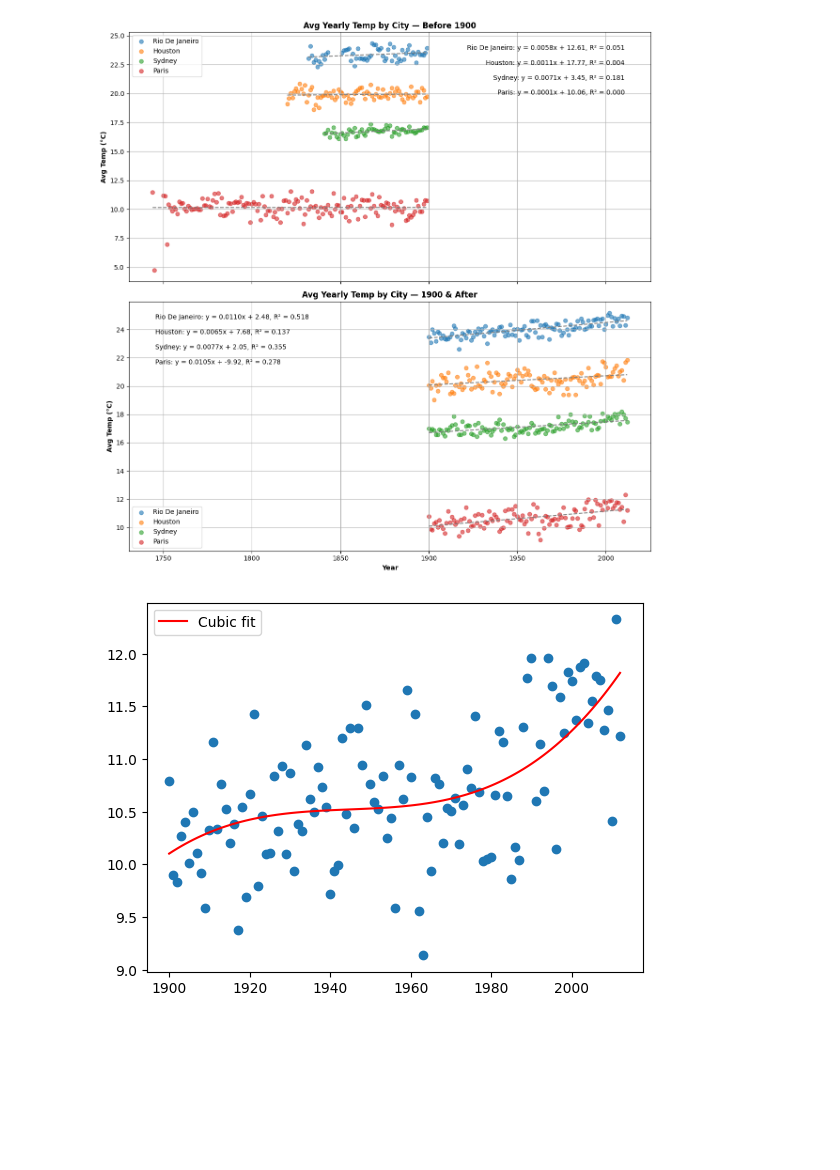
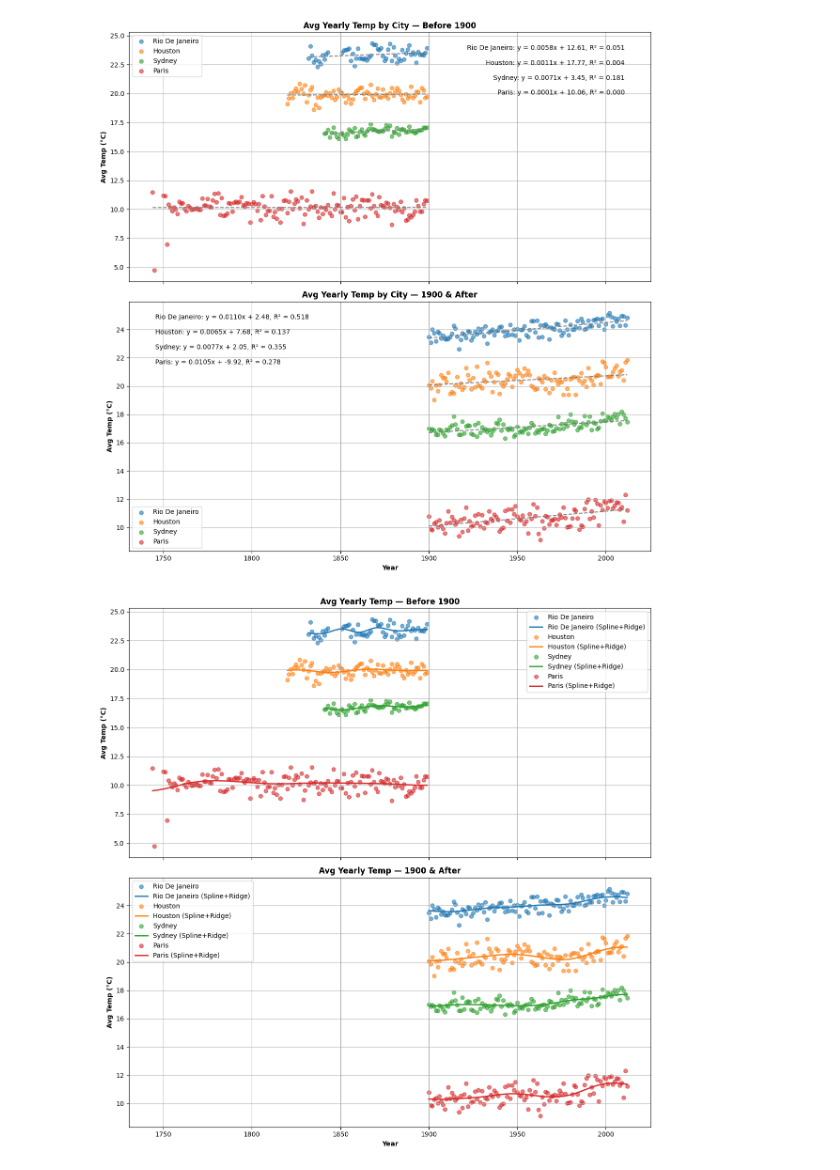
Before and after one commit to scmiller77/CO2-Emissions-and-Global-Temperature-Analysis, a Jupyter notebook: Jupyter_Capstone.ipynb, the cells around one changed output. Cells and saved outputs as stored; diff of their text form; code cells hidden in the pictures; blank space fills up the shorter version.

```diff
--- a/Jupyter_Capstone.ipynb
+++ b/Jupyter_Capstone.ipynb
@@ -125,16 +125,3 @@ plt.tight_layout()
 plt.show()
 # %% [output]
 [figure]
-# %%
-
-# Example: cubic fit (degree=3)
-coeffs = np.polyfit(x, y, 3)
-poly = np.poly1d(coeffs)
-y_fit = poly(x)
-
-plt.scatter(x, y)
-plt.plot(np.sort(x), poly(np.sort(x)), color='red', label='Cubic fit')
-plt.legend()
-plt.show()
-# %% [output]
-[figure, removed]
@@ -140,0 +145,52 @@ plt.show()
+# %%
+from sklearn.pipeline import make_pipeline
+from sklearn.preprocessing import SplineTransformer
+from sklearn.linear_model import Ridge
+
+# Load your data
+file_path = "C:/Projects/Capstone/CO2-Emissions-and-Global-Temperature-Analysis/Data/Cleaned/Avg_Yearly_Temps.xlsx"
+df = pd.read_excel(file_path)
+df["Year"] = pd.to_numeric(df["Year"], errors="coerce")
+df["AvgTemp"] = pd.to_numeric(df["AvgTemp"], errors="coerce")
+df = df.dropna(subset=["Year", "AvgTemp"])
+
+# Split periods
+df1 = df[df["Year"] < 1900]
+df2 = df[df["Year"] >= 1900]
+
+cities_order = ["Rio De Janeiro", "Houston", "Sydney", "Paris"]
+fig, axes = plt.subplots(2, 1, figsize=(12, 12), sharex=True)
+
+for ax, (label, subset) in zip(axes, [("Before 1900", df1), ("1900 & After", df2)]):
+    for city in cities_order:
+        city_df = subset[subset["City"] == city].sort_values("Year")
+        if city_df.empty:
+            continue
+
+        X = city_df["Year"].values.reshape(-1,1)
+        y = city_df["AvgTemp"].values
+
+        # Pipeline: spline basis -> ridge regression
+        model = make_pipeline(
+            SplineTransformer(degree=3, n_knots=8, extrapolation="linear"),
+            Ridge(alpha=1.0)
+        )
+        model.fit(X, y)
+
+        # Predict on fine grid
+        XX = np.linspace(X.min(), X.max(), 200).reshape(-1,1)
+        YY = model.predict(XX)
+
+        ax.scatter(X, y, alpha=0.6, label=city)
+        ax.plot(XX, YY, '-', linewidth=2, label=f"{city} (Spline+Ridge)")
+
+    ax.set_title(f"Avg Yearly Temp — {label}", fontweight="bold")
+    ax.set_ylabel("Avg Temp (°C)", fontweight="bold")
+    ax.grid(True)
+    ax.legend()
+
+axes[-1].set_xlabel("Year", fontweight="bold")
+plt.tight_layout()
+plt.show()
+# %% [output]
+[figure, added]
```
Also changed, not shown: parts of 1 cell of this notebook, 1 other file.
